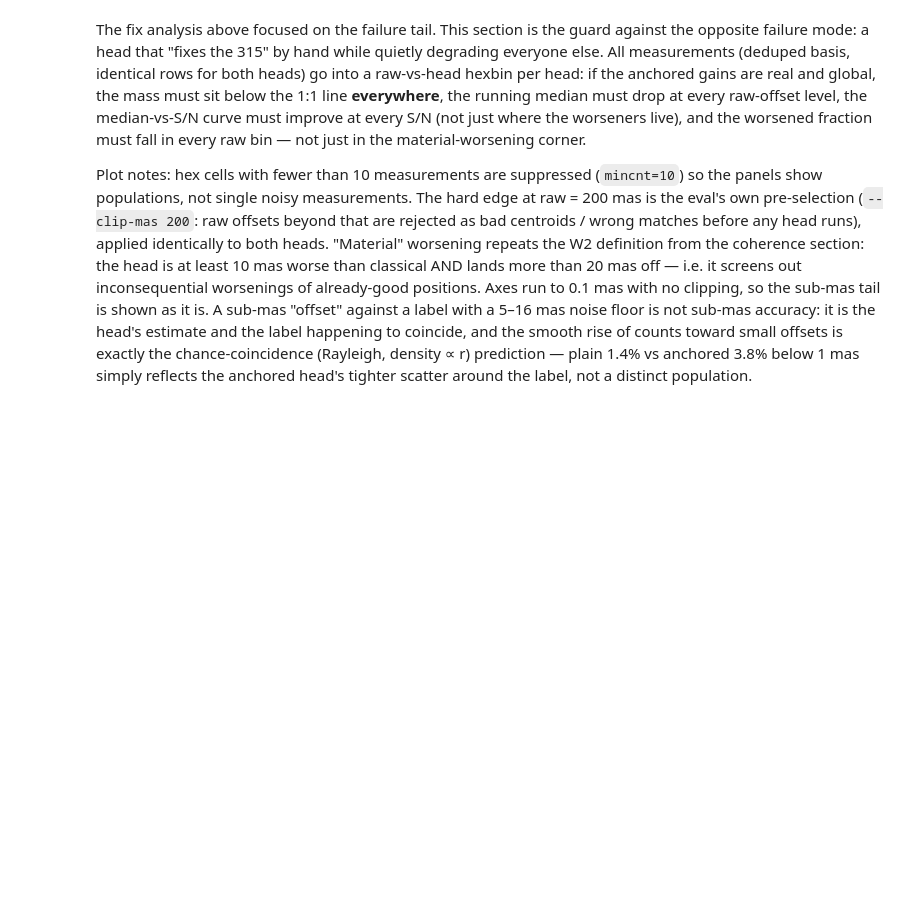
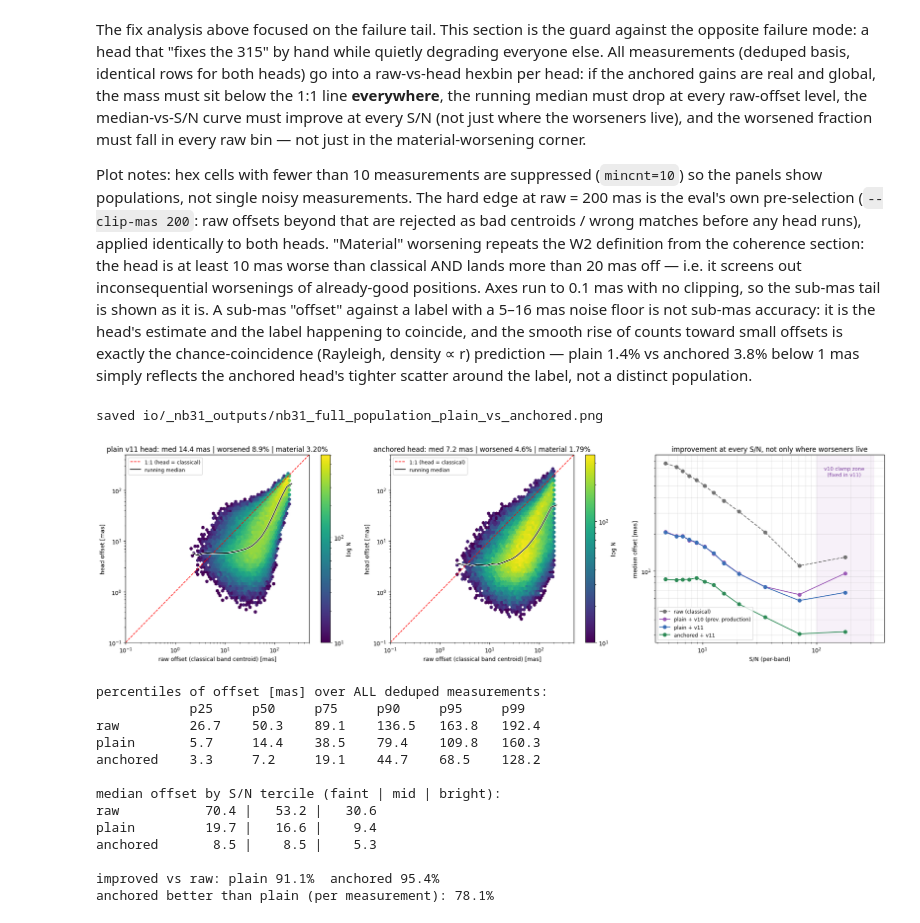
Before and after one commit to xoubish/JAISP, a Jupyter notebook: io/31_astrometry_v11_head_vs_raw_worsened.ipynb, the cells around one changed output. Saved outputs shown, nothing was run; the diff lists cells and outputs as text; code cells hidden in the pictures; blank space fills up the shorter version.

```diff
--- a/io/31_astrometry_v11_head_vs_raw_worsened.ipynb
+++ b/io/31_astrometry_v11_head_vs_raw_worsened.ipynb
@@ -531,7 +586,7 @@ def pipeline(archpath, seed=1, nsims=200):
     obs3=[int((k3[m4]>=kt).sum()) for kt in (3,4,5)]
     sub =np.flatnonzero((nbs>=4)&(k2>=3))
     sub3=np.flatnonzero((nbs>=4)&(k3>=3))
-    return dict(med_raw=med_raw,med_res=med_res,fimp=fimp,w1=w1,w2=w2,w3=w3,snr=snr,band=band,
+    return dict(med_raw=med_raw,med_res=med_res,fimp=fimp,w1=w1,w2=w2,w3=w3,snr=snr,band=band,rs=rs,
                 nbs=nbs,k2=k2,k3=k3,sra=sra,sdec=sdec,ssnr=ssnr,sub=sub,sub3=sub3,
                 obs=obs,obs3=obs3,null_mean=null_k2.mean(0),null_std=null_k2.std(0),
                 null3_mean=null_k3.mean(0),null3_std=null_k3.std(0),nsrc=ncmp,nmeas=len(rw))
@@ -1412,61 +1565,74 @@ res_anch = SB['anchored']['res']
 w_pl = RES > RAW; w_an = res_anch > RAW
 m_pl = (RES > RAW+10.)&(RES > 20.); m_an = (res_anch > RAW+10.)&(res_anch > 20.)
 
-fig, axs = plt.subplots(2, 2, figsize=(13.5, 11))
+fig, axs = plt.subplots(1, 3, figsize=(19.5, 5.6))
 lo, hi = 0.1, 500.                      # log-log axes (nb18 style); no clipping
-for ax, res_, name in [(axs[0,0], RES, 'plain v11 head'), (axs[0,1], res_anch, 'anchored head')]:
+for ax, res_, name in [(axs[0], RES, 'plain v11 head'), (axs[1], res_anch, 'anchored head')]:
     hb = ax.hexbin(RAW, res_, gridsize=70, bins='log', xscale='log', yscale='log',
                    extent=(np.log10(lo), np.log10(hi), np.log10(lo), np.log10(hi)),
                    cmap='viridis', mincnt=10)
     ax.plot([lo,hi],[lo,hi],'r--',lw=1.2,label='1:1 (head = classical)')
     qb = np.geomspace(2., hi, 25)
     mid = np.sqrt(qb[1:]*qb[:-1])
     med = [np.median(res_[(RAW>=a)&(RAW<b)]) if ((RAW>=a)&(RAW<b)).sum()>30 else np.nan
            for a,b in zip(qb[:-1],qb[1:])]
     ax.plot(mid, med, 'w-', lw=3); ax.plot(mid, med, 'k-', lw=1.4, label='running median')
     ax.set(xlim=(lo,hi), ylim=(lo,hi), xlabel='raw offset (classical band centroid) [mas]',
            ylabel='head offset [mas]')
     fw = 100*np.mean(res_>RAW); fm = 100*np.mean((res_>RAW+10.)&(res_>20.))
     ax.set_title(f'{name}: med {np.median(res_):.1f} mas | worsened {fw:.1f}% | material {fm:.2f}%')
     ax.legend(loc='upper left', fontsize=9); plt.colorbar(hb, ax=ax, label='log N')
 
-sq = np.percentile(SNR, np.linspace(0,100,13)); sq[0]-=1
-smid = 0.5*(sq[1:]+sq[:-1])
-for arr,name,col,ls in [(RAW,'raw (classical)','0.45','--'),(RES,'plain head','#3b6fb6','-'),
-                        (res_anch,'anchored head','#2e8b57','-')]:
-    m = [np.median(arr[(SNR>a)&(SNR<=b)]) for a,b in zip(sq[:-1],sq[1:])]
-    axs[1,0].plot(smid, m, 'o'+ls, color=col, label=name)
-axs[1,0].set(xscale='log', xlabel='S/N (per-band)', ylabel='median offset [mas]',
-             title='improvement at every S/N, not only where worseners live')
-axs[1,0].legend(); axs[1,0].grid(alpha=0.3)
-
-rb = np.percentile(RAW, np.linspace(0,100,13)); rb[0]=0.
-rmid = 0.5*(rb[1:]+rb[:-1])
-for wv, mv, name, col in [(w_pl,m_pl,'plain','#3b6fb6'),(w_an,m_an,'anchored','#2e8b57')]:
-    fw = [100*np.mean(wv[(RAW>=a)&(RAW<b)]) for a,b in zip(rb[:-1],rb[1:])]
-    fm = [100*np.mean(mv[(RAW>=a)&(RAW<b)]) for a,b in zip(rb[:-1],rb[1:])]
-    axs[1,1].plot(rmid, fw, 'o-', color=col, label=f'{name}: worsened (res>raw)')
-    axs[1,1].plot(rmid, fm, 's--', color=col, label=f'{name}: material')
-axs[1,1].set(xlabel='raw offset [mas]', ylabel='% of measurements', yscale='log',
-             title='worsened fraction per raw-offset bin')
-axs[1,1].legend(fontsize=9); axs[1,1].grid(alpha=0.3)
+# quantile bins up to S/N 25, then explicit bright bins so the v10 clamp zone is resolved
+sq = np.concatenate([np.percentile(SNR[SNR<=25.], np.linspace(0,100,10)), [50., 100., 320.]])
+sq[0] -= 1
+smid = np.sqrt(np.maximum(sq[:-1], 0.1)*sq[1:])
+v10r = R['v10 production']          # deduped v10 archive rows, same bin edges
+for s_,arr,name,col,ls in [(SNR,RAW,'raw (classical)','0.45','--'),
+                           (v10r['snr'],v10r['rs'],'plain + v10 (prev. production)','#9b59b6','-'),
+                           (SNR,RES,'plain + v11','#3b6fb6','-'),
+                           (SNR,res_anch,'anchored + v11','#2e8b57','-')]:
+    m = [np.median(arr[(s_>a)&(s_<=b)]) if ((s_>a)&(s_<=b)).sum()>50 else np.nan
+         for a,b in zip(sq[:-1],sq[1:])]
+    axs[2].plot(smid, m, 'o'+ls, color=col, label=name)
+axs[2].axvspan(100, 320, color='#9b59b6', alpha=0.08)
+axs[2].text(175, 60, 'v10 clamp zone\n(fixed in v11)', ha='center', fontsize=9, color='#7d3fa0')
+axs[2].set(xscale='log', yscale='log', xlabel='S/N (per-band)', ylabel='median offset [mas]',
+           title='improvement at every S/N, not only where worseners live')
+axs[2].legend(fontsize=9); axs[2].grid(alpha=0.3, which='both')
 plt.tight_layout()
 fig.savefig(OUTDIR/'nb31_full_population_plain_vs_anchored.png', dpi=130, bbox_inches='tight')
 print('saved', (OUTDIR/'nb31_full_population_plain_vs_anchored.png').relative_to(REPO)); plt.show()
 
 # quantile table over the WHOLE population + per-S/N-tercile medians
 print('\npercentiles of offset [mas] over ALL deduped measurements:')
 pcts = [25,50,75,90,95,99]
 print(f'{"":12s}' + ''.join(f'p{p:<7d}' for p in pcts))
 for arr,name in [(RAW,'raw'),(RES,'plain'),(res_anch,'anchored')]:
     print(f'{name:12s}' + ''.join(f'{np.percentile(arr,p):<8.1f}' for p in pcts))
 t1,t2 = np.percentile(SNR,[33.3,66.7])
 print('\nmedian offset by S/N tercile (faint | mid | bright):')
 for arr,name in [(RAW,'raw'),(RES,'plain'),(res_anch,'anchored')]:
     print(f'{name:12s}' + ' | '.join(f'{np.median(arr[m]):6.1f}'
           for m in [SNR<=t1,(SNR>t1)&(SNR<=t2),SNR>t2]))
 print(f'\nimproved vs raw: plain {100*np.mean(RES<RAW):.1f}%  anchored {100*np.mean(res_anch<RAW):.1f}%')
 print(f'anchored better than plain (per measurement): {100*np.mean(res_anch<RES):.1f}%')
+# %% [output]
+saved io/_nb31_outputs/nb31_full_population_plain_vs_anchored.png
+[figure, added]
+percentiles of offset [mas] over ALL deduped measurements:
+            p25     p50     p75     p90     p95     p99
+raw         26.7    50.3    89.1    136.5   163.8   192.4
+plain       5.7     14.4    38.5    79.4    109.8   160.3
+anchored    3.3     7.2     19.1    44.7    68.5    128.2
+
+median offset by S/N tercile (faint | mid | bright):
+raw           70.4 |   53.2 |   30.6
+plain         19.7 |   16.6 |    9.4
+anchored       8.5 |    8.5 |    5.3
+
+improved vs raw: plain 91.1%  anchored 95.4%
+anchored better than plain (per measurement): 78.1%
 # %% [markdown]
 ### Reading: the gains are global, not tail surgery
 
```
Also changed, not shown: parts of 18 cells of this notebook, 35 other files.
